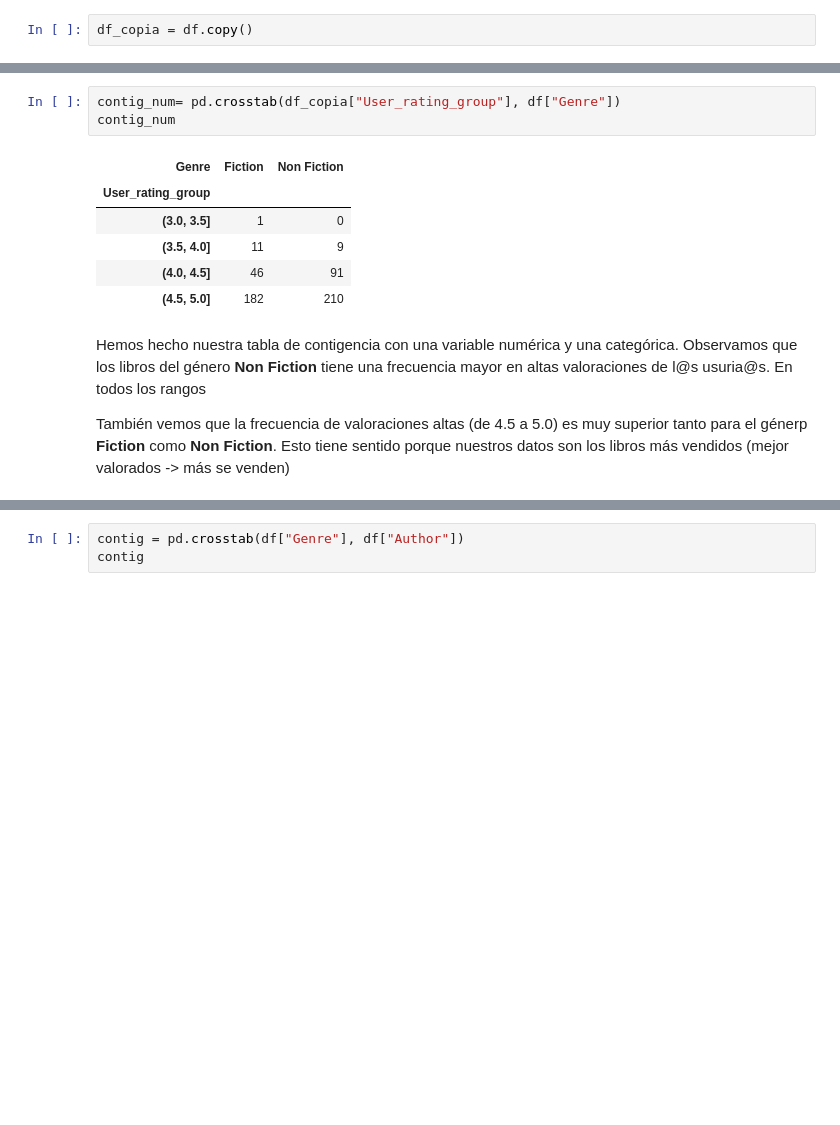
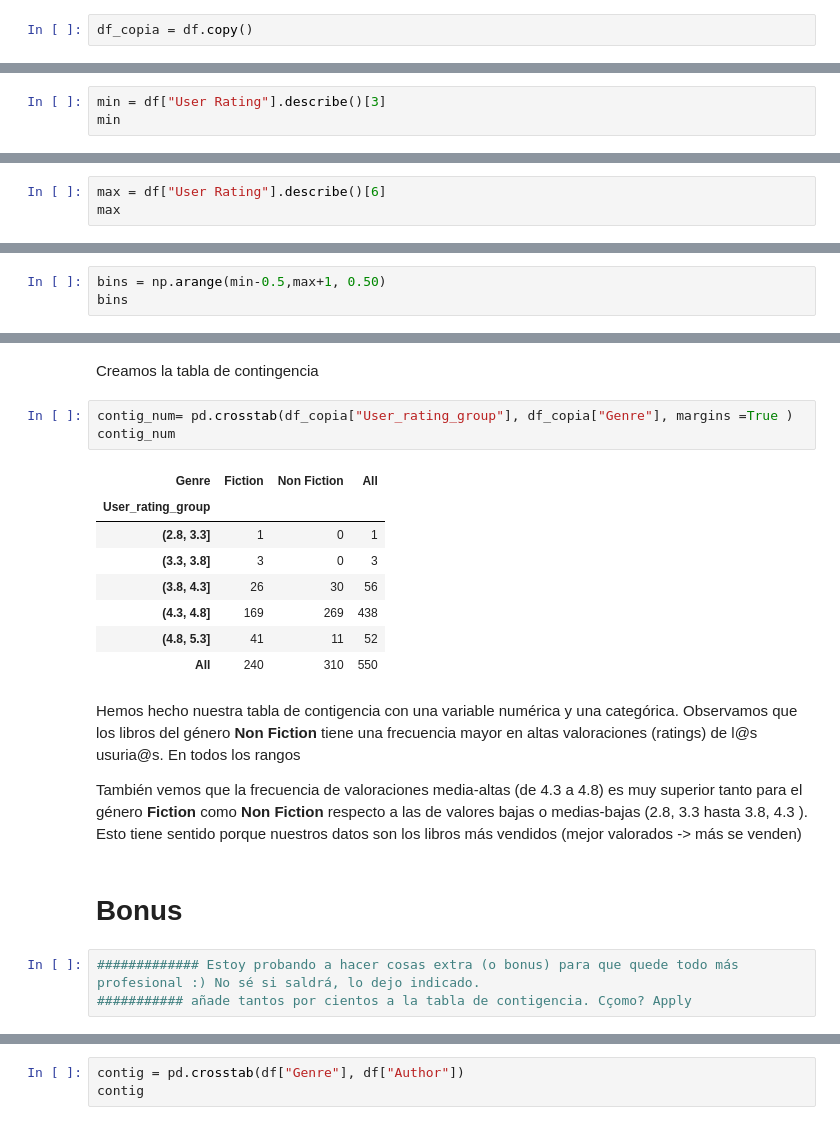
Before and after one commit to Adalab/DA-promo-A-module-2-pairprog-2-pair-3-Alicia-Laura, a Jupyter notebook: Estadistica/pair_estad_3.ipynb, the cells around one changed output, grey strips where cells are left out. Saved outputs shown, nothing was run; the diff lists cells and outputs as text; blank space fills up the shorter version.

Commit message:
a_medias

```diff
--- a/Estadistica/pair_estad_3.ipynb
+++ b/Estadistica/pair_estad_3.ipynb
@@ -36,0 +30,3 @@ bins = [3,3.5,4,4.5, 5]
+# %%
+min = df["User Rating"].describe()[3]
+min
@@ -36,0 +35,3 @@ bins = [3,3.5,4,4.5, 5]
+# %%
+max = df["User Rating"].describe()[6]
+max
@@ -36,0 +42,3 @@ bins = [3,3.5,4,4.5, 5]
+# %%
+bins = np.arange(min-0.5,max+1, 0.50)
+bins
@@ -47,14 +79,24 @@ df_copia.head(5)
+# %% [markdown]
+Creamos la tabla de contingencia
 # %%
-contig_num= pd.crosstab(df_copia["User_rating_group"], df["Genre"])
+contig_num= pd.crosstab(df_copia["User_rating_group"], df_copia["Genre"], margins =True )
 contig_num
 # %% [output]
-| Genre | Fiction | Non Fiction |
-| User_rating_group |  |  |
-| (3.0, 3.5] | 1 | 0 |
-| (3.5, 4.0] | 11 | 9 |
-| (4.0, 4.5] | 46 | 91 |
-| (4.5, 5.0] | 182 | 210 |
+| Genre | Fiction | Non Fiction | All |
+| User_rating_group |  |  |  |
+| (2.8, 3.3] | 1 | 0 | 1 |
+| (3.3, 3.8] | 3 | 0 | 3 |
+| (3.8, 4.3] | 26 | 30 | 56 |
+| (4.3, 4.8] | 169 | 269 | 438 |
+| (4.8, 5.3] | 41 | 11 | 52 |
+| All | 240 | 310 | 550 |
 # %% [markdown]
-Hemos hecho nuestra tabla de contigencia con una variable numérica y una categórica. Observamos que los libros del género **Non Fiction** tiene una frecuencia mayor en altas valoraciones de l@s usuria@s. En todos los rangos
+Hemos hecho nuestra tabla de contigencia con una variable numérica y una categórica.
+Observamos que los libros del género **Non Fiction** tiene una frecuencia mayor en altas valoraciones (ratings) de l@s usuria@s. En todos los rangos
 
-También vemos que la frecuencia de valoraciones altas (de 4.5 a 5.0) es muy superior tanto para el génerp **Fiction** como **Non Fiction**. Esto tiene sentido porque nuestros datos son los libros más vendidos (mejor valorados -> más se venden)
+También vemos que la frecuencia de valoraciones media-altas (de 4.3 a 4.8) es muy superior tanto para el género **Fiction** como **Non Fiction** respecto a las de valores bajas o medias-bajas (2.8, 3.3 hasta 3.8, 4.3 ). Esto tiene sentido porque nuestros datos son los libros más vendidos (mejor valorados -> más se venden)
+# %% [markdown]
+# Bonus
+# %%
+############# Estoy probando a hacer cosas extra (o bonus) para que quede todo más profesional :) No sé si saldrá, lo dejo indicado.
+########### añade tantos por cientos a la tabla de contigencia. Cçomo? Apply
```
Also changed, not shown: parts of 56 cells of this notebook.
